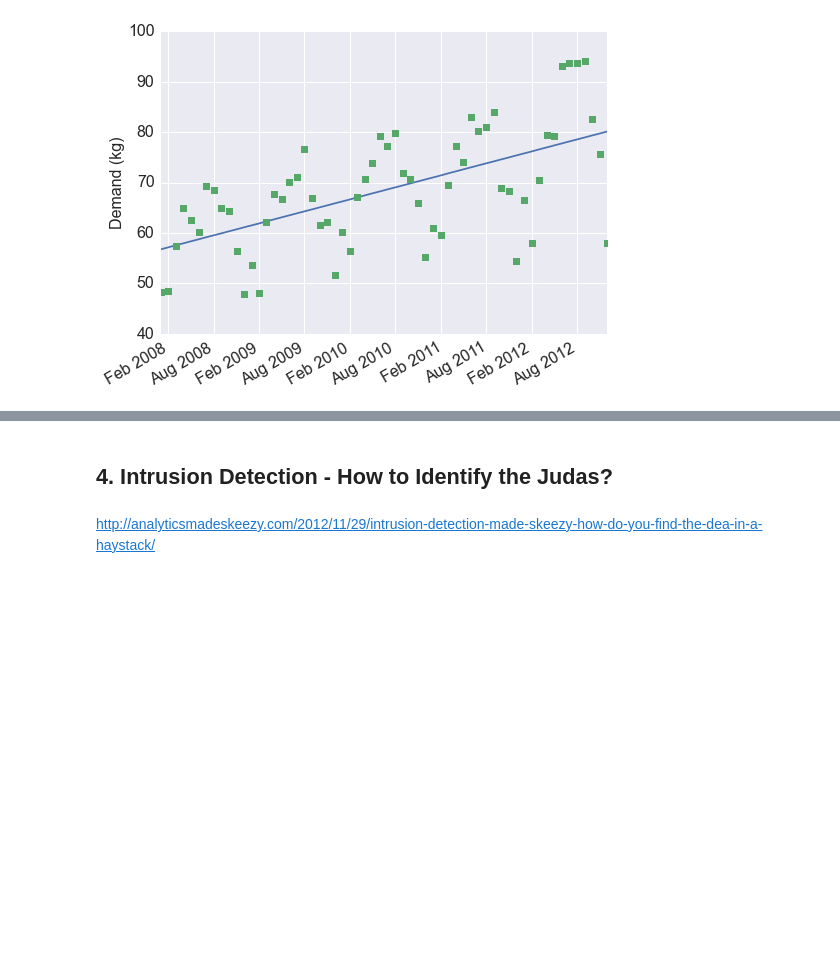
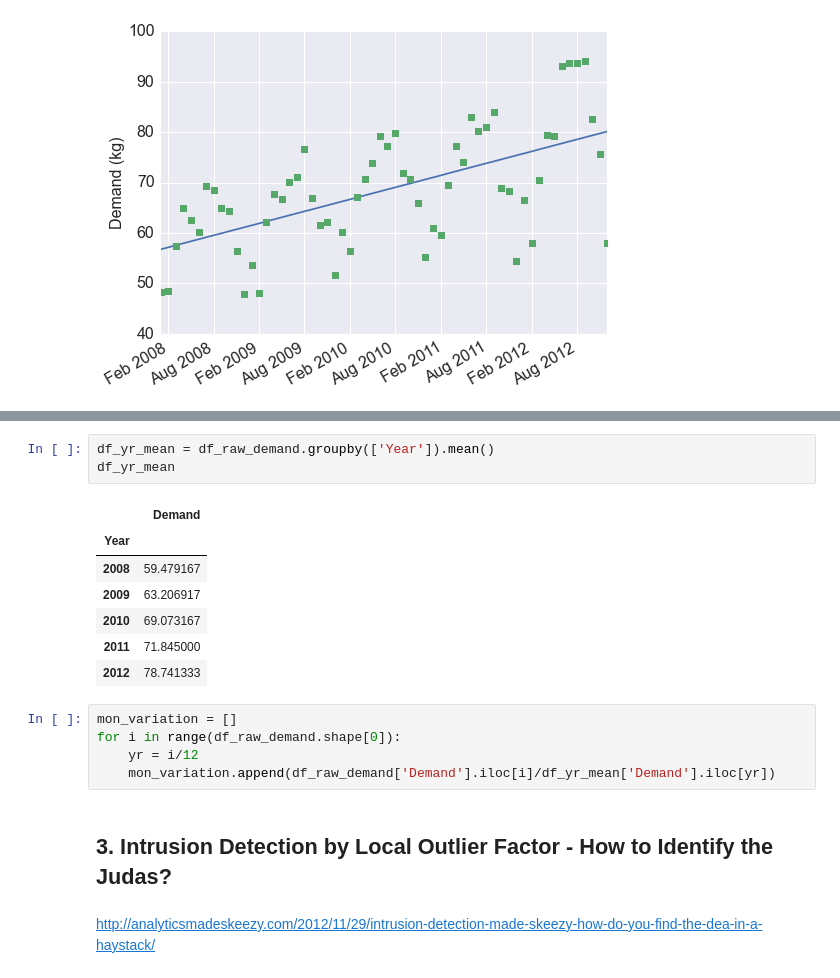
Before and after one commit to shchao53/ASTR596_Practical_ML, a Jupyter notebook: ASTR596_drug_seller_analysis.ipynb, the cells around one changed output, grey strips where cells are left out. Saved outputs shown, nothing was run; the diff lists cells and outputs as text; blank space fills up the shorter version.

```diff
--- a/ASTR596_drug_seller_analysis.ipynb
+++ b/ASTR596_drug_seller_analysis.ipynb
@@ -161,5 +179,21 @@ http://analyticsmadeskeezy.com/2013/04/25/prediction-intervals/
+# %%
+df_yr_mean = df_raw_demand.groupby(['Year']).mean()
+df_yr_mean
+# %% [output]
+|  | Demand |
+| Year |  |
+| 2008 | 59.479167 |
+| 2009 | 63.206917 |
+| 2010 | 69.073167 |
+| 2011 | 71.845000 |
+| 2012 | 78.741333 |
+# %%
+mon_variation = []
+for i in range(df_raw_demand.shape[0]):
+    yr = i/12
+    mon_variation.append(df_raw_demand['Demand'].iloc[i]/df_yr_mean['Demand'].iloc[yr])
 # %% [markdown]
-## 4. Intrusion Detection - How to Identify the Judas?
+## 3. Intrusion Detection by Local Outlier Factor - How to Identify the Judas?
 # %% [markdown]
 http://analyticsmadeskeezy.com/2012/11/29/intrusion-detection-made-skeezy-how-do-you-find-the-dea-in-a-haystack/
 # %% [markdown]
```
Also changed, not shown: parts of 17 cells of this notebook.
